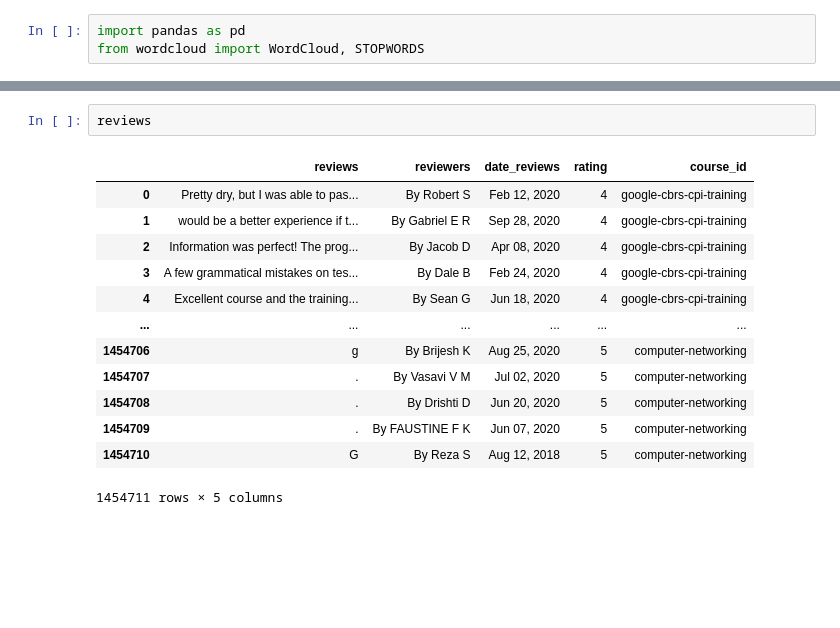
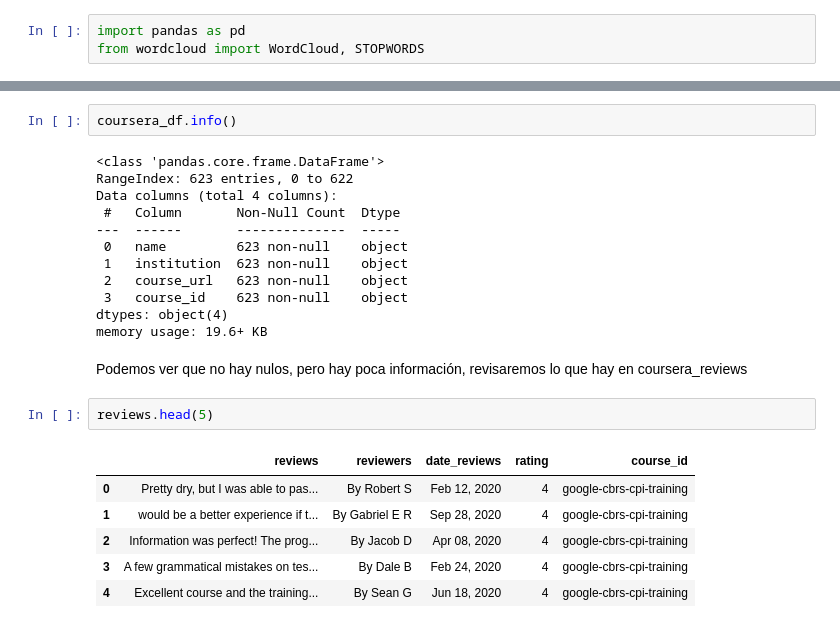
Before and after one commit to HugoGT/PI-02-Data-Analytics, a Jupyter notebook: EDA.ipynb, the cells around one changed output, grey strips where cells are left out. Saved outputs shown, nothing was run; the diff lists cells and outputs as text; blank space fills up the shorter version.

Commit message:
Exploring data

```diff
--- a/EDA.ipynb
+++ b/EDA.ipynb
@@ -10,16 +157,25 @@ edx_df = pd.read_csv('data/edx_courses.csv')
+# %%
+coursera_df.info()
+# %% [output]
+<class 'pandas.core.frame.DataFrame'>
+RangeIndex: 623 entries, 0 to 622
+Data columns (total 4 columns):
+ #   Column       Non-Null Count  Dtype
+---  ------       --------------  -----
+ 0   name         623 non-null    object
+ 1   institution  623 non-null    object
+ 2   course_url   623 non-null    object
+ 3   course_id    623 non-null    object
+dtypes: object(4)
+memory usage: 19.6+ KB
+# %% [markdown]
+Podemos ver que no hay nulos, pero hay poca información, revisaremos lo que hay en coursera_reviews
 # %%
-reviews
+reviews.head(5)
 # %% [output]
 |  | reviews | reviewers | date_reviews | rating | course_id |
 | 0 | Pretty dry, but I was able to pas... | By Robert S | Feb 12, 2020 | 4 | google-cbrs-cpi-training |
 | 1 | would be a better experience if t... | By Gabriel E R | Sep 28, 2020 | 4 | google-cbrs-cpi-training |
 | 2 | Information was perfect! The prog... | By Jacob D | Apr 08, 2020 | 4 | google-cbrs-cpi-training |
 | 3 | A few grammatical mistakes on tes... | By Dale B | Feb 24, 2020 | 4 | google-cbrs-cpi-training |
 | 4 | Excellent course and the training... | By Sean G | Jun 18, 2020 | 4 | google-cbrs-cpi-training |
-| ... | ... | ... | ... | ... | ... |
-| 1454706 | g | By Brijesh K | Aug 25, 2020 | 5 | computer-networking |
-| 1454707 | . | By Vasavi V M | Jul 02, 2020 | 5 | computer-networking |
-| 1454708 | . | By Drishti D | Jun 20, 2020 | 5 | computer-networking |
-| 1454709 | . | By FAUSTINE F K | Jun 07, 2020 | 5 | computer-networking |
-| 1454710 | G | By Reza S | Aug 12, 2018 | 5 | computer-networking |
-1454711 rows × 5 columns
```
Also changed, not shown: parts of 37 cells of this notebook.
